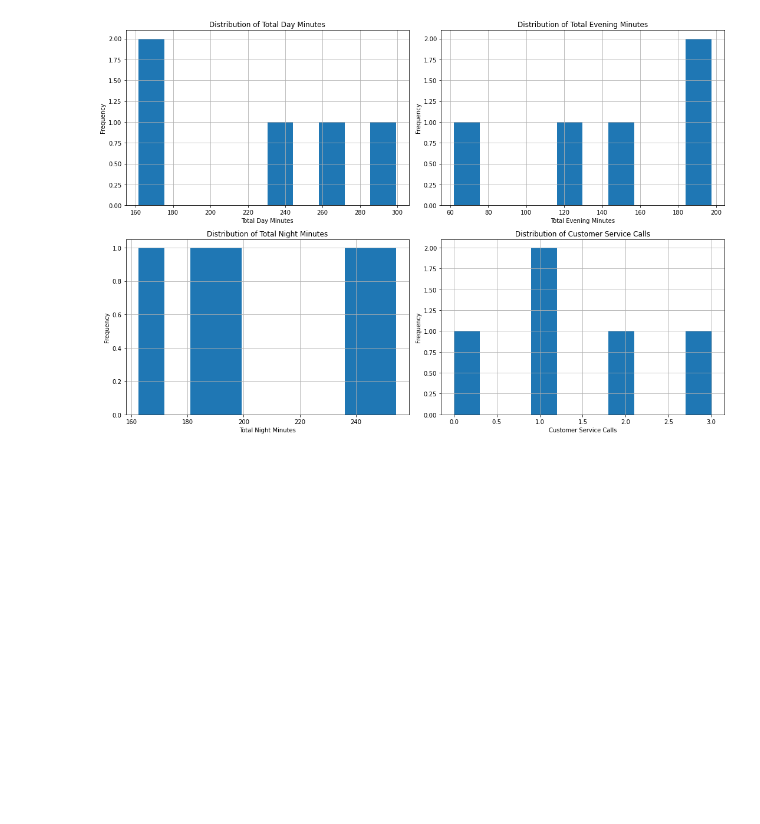
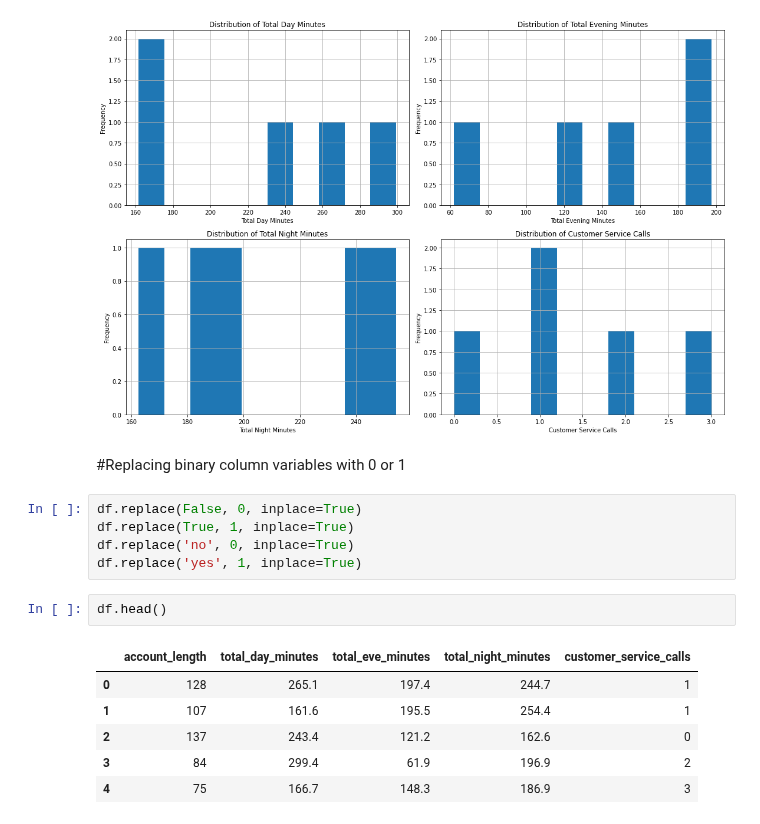
Before and after one commit to Bestina2024/PHASE-3-PROJECT, a Jupyter notebook: index.ipynb, the cells around one changed output. Cells and saved outputs as stored; diff of their text form; blank space fills up the shorter version.

Commit message:
binary columns

```diff
--- a/index.ipynb
+++ b/index.ipynb
@@ -302,3 +302,19 @@ plt.tight_layout()
 plt.show()
 # %% [output]
 [figure]
+# %% [markdown]
+#Replacing binary column variables with 0 or 1
+# %%
+df.replace(False, 0, inplace=True)
+df.replace(True, 1, inplace=True)
+df.replace('no', 0, inplace=True)
+df.replace('yes', 1, inplace=True)
+# %%
+df.head()
+# %% [output]
+|  | account_length | total_day_minutes | total_eve_minutes | total_night_minutes | customer_service_calls |
+| 0 | 128 | 265.1 | 197.4 | 244.7 | 1 |
+| 1 | 107 | 161.6 | 195.5 | 254.4 | 1 |
+| 2 | 137 | 243.4 | 121.2 | 162.6 | 0 |
+| 3 | 84 | 299.4 | 61.9 | 196.9 | 2 |
+| 4 | 75 | 166.7 | 148.3 | 186.9 | 3 |
```
